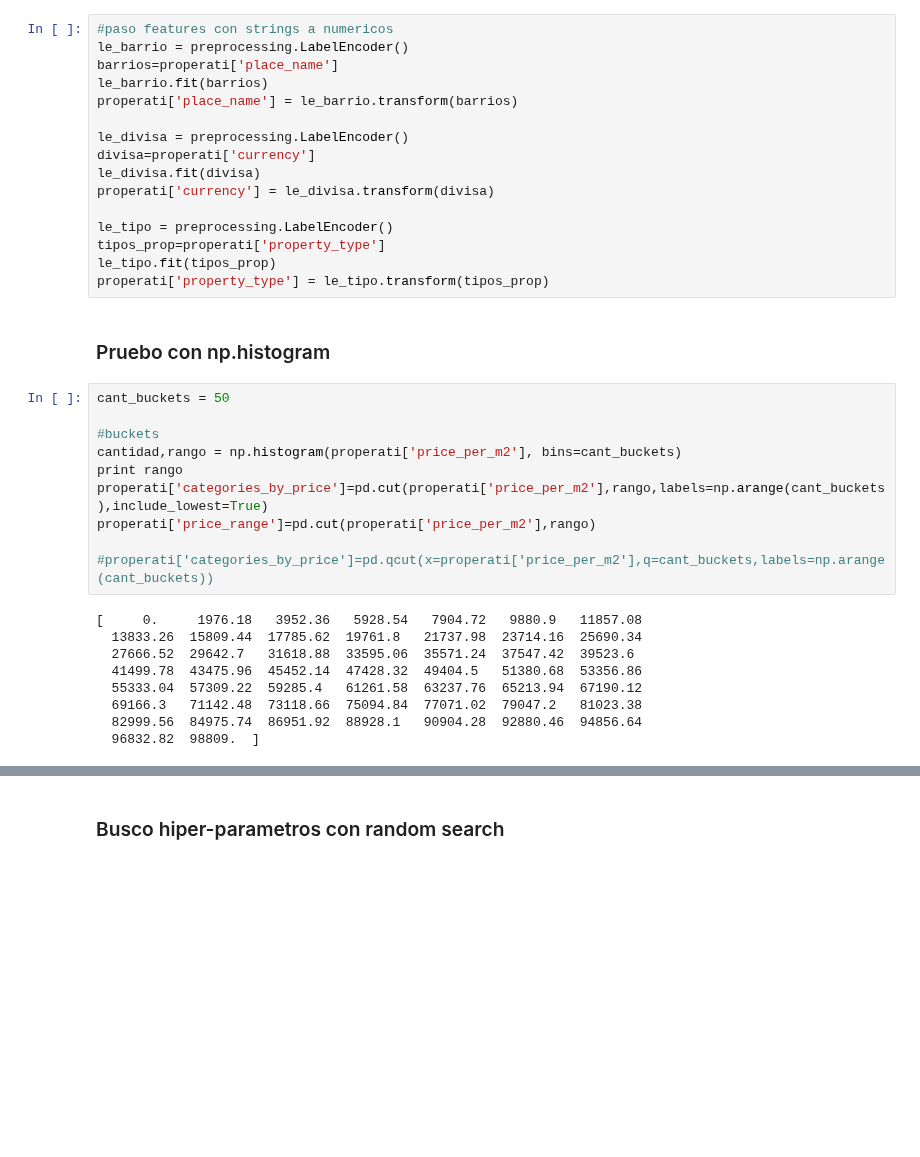
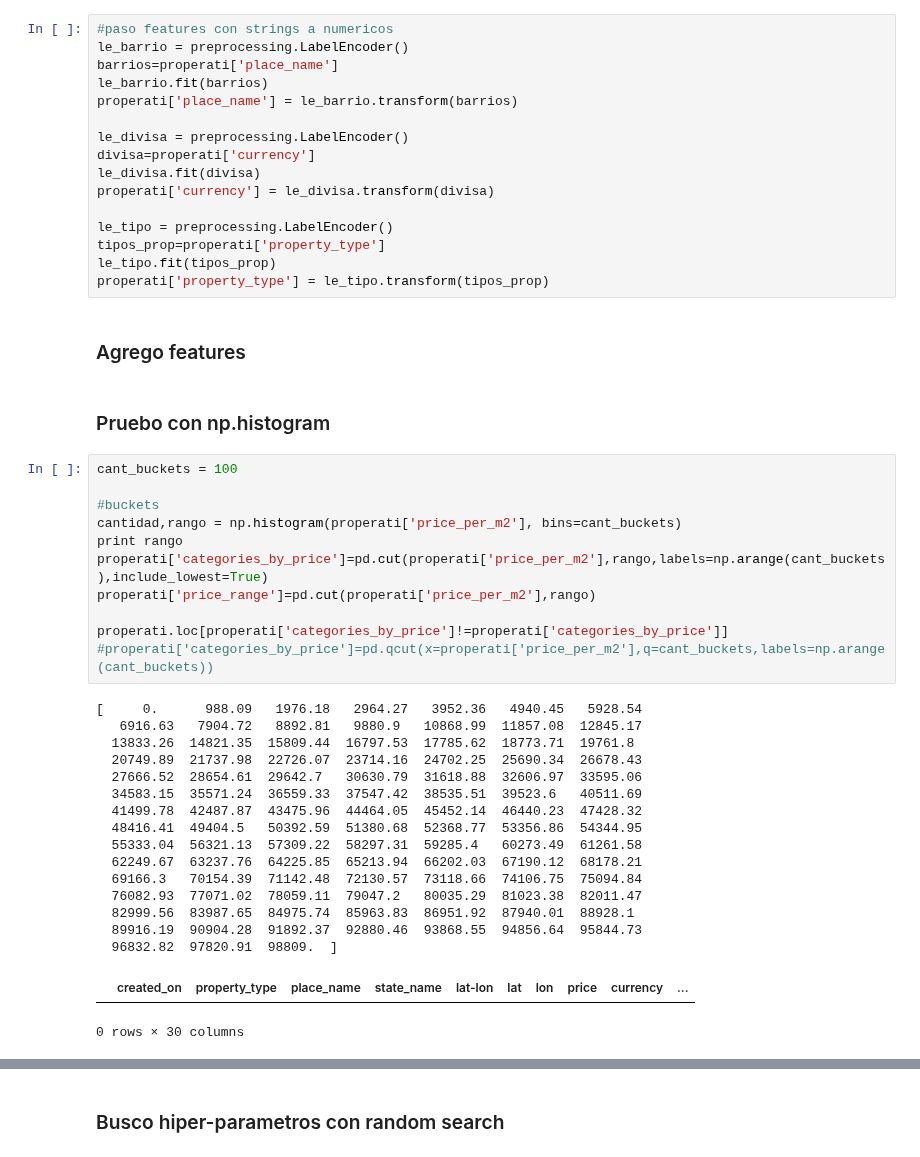
Before and after one commit to AlejandroDaneri/Machine-Learning-Properati, a Jupyter notebook: Random Forest.ipynb, the cells around one changed output, grey strips where cells are left out. Drawn from its saved outputs; the diff is of its cells as text; blank space fills up the shorter version.

```diff
--- a/Random Forest.ipynb
+++ b/Random Forest.ipynb
@@ -60,27 +60,39 @@ le_tipo = preprocessing.LabelEncoder()
 tipos_prop=properati['property_type']
 le_tipo.fit(tipos_prop)
 properati['property_type'] = le_tipo.transform(tipos_prop)
+# %% [markdown]
+###  Agrego features
 # %% [markdown]
 ### Pruebo con np.histogram
 # %%
-cant_buckets = 50
+cant_buckets = 100
 
 #buckets
 cantidad,rango = np.histogram(properati['price_per_m2'], bins=cant_buckets)
 print rango
 properati['categories_by_price']=pd.cut(properati['price_per_m2'],rango,labels=np.arange(cant_buckets),include_lowest=True)
 properati['price_range']=pd.cut(properati['price_per_m2'],rango)
 
+properati.loc[properati['categories_by_price']!=properati['categories_by_price']]
 #properati['categories_by_price']=pd.qcut(x=properati['price_per_m2'],q=cant_buckets,labels=np.arange(cant_buckets))
 # %% [output]
-[     0.     1976.18   3952.36   5928.54   7904.72   9880.9   11857.08
-  13833.26  15809.44  17785.62  19761.8   21737.98  23714.16  25690.34
-  27666.52  29642.7   31618.88  33595.06  35571.24  37547.42  39523.6
-  41499.78  43475.96  45452.14  47428.32  49404.5   51380.68  53356.86
-  55333.04  57309.22  59285.4   61261.58  63237.76  65213.94  67190.12
-  69166.3   71142.48  73118.66  75094.84  77071.02  79047.2   81023.38
-  82999.56  84975.74  86951.92  88928.1   90904.28  92880.46  94856.64
-  96832.82  98809.  ]
+[     0.      988.09   1976.18   2964.27   3952.36   4940.45   5928.54
+   6916.63   7904.72   8892.81   9880.9   10868.99  11857.08  12845.17
+  13833.26  14821.35  15809.44  16797.53  17785.62  18773.71  19761.8
+  20749.89  21737.98  22726.07  23714.16  24702.25  25690.34  26678.43
+  27666.52  28654.61  29642.7   30630.79  31618.88  32606.97  33595.06
+  34583.15  35571.24  36559.33  37547.42  38535.51  39523.6   40511.69
+  41499.78  42487.87  43475.96  44464.05  45452.14  46440.23  47428.32
+  48416.41  49404.5   50392.59  51380.68  52368.77  53356.86  54344.95
+  55333.04  56321.13  57309.22  58297.31  59285.4   60273.49  61261.58
+  62249.67  63237.76  64225.85  65213.94  66202.03  67190.12  68178.21
+  69166.3   70154.39  71142.48  72130.57  73118.66  74106.75  75094.84
+  76082.93  77071.02  78059.11  79047.2   80035.29  81023.38  82011.47
+  82999.56  83987.65  84975.74  85963.83  86951.92  87940.01  88928.1
+  89916.19  90904.28  91892.37  92880.46  93868.55  94856.64  95844.73
+  96832.82  97820.91  98809.  ]
+|  | created_on | property_type | place_name | state_name | lat-lon | lat | lon | price | currency | ... |
+0 rows × 30 columns
 # %%
 #lo casteo a float porque si no tira error
 properati['categories_by_price']=properati['categories_by_price'].astype(np.float64)
```
Also changed, not shown: parts of 12 cells of this notebook, 1 other file.
